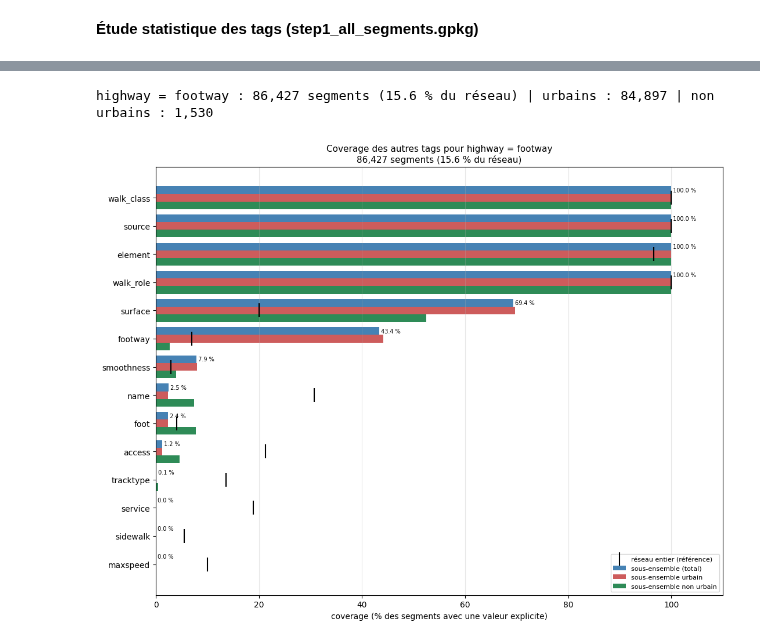
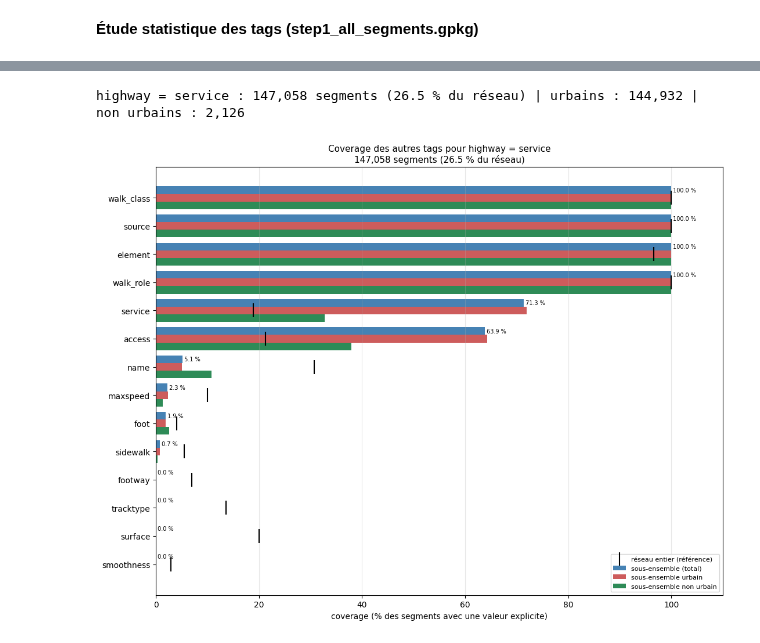
Before and after one commit to action-situee/PROJET_PIETON_GG, a Jupyter notebook: Notebook/Step 1/1_0_Prepare_network.ipynb, the cells around one changed output, grey strips where cells are left out. Saved outputs shown, nothing was run; the diff lists cells and outputs as text; code cells hidden in the pictures.

```diff
--- a/Notebook/Step 1/1_0_Prepare_network.ipynb
+++ b/Notebook/Step 1/1_0_Prepare_network.ipynb
@@ -484,7 +484,7 @@ segments_file = os.path.join(output_step1_path, "step1_all_segments.gpkg")
 tache_urbaine_path = f"{input_file_path}/network_agreg/AGGLO_TACHE_URBAINE_2022.gpkg"
 TACHE_BUFFER_M = 200.0     # dilatation de la tache urbaine (0 = aucune), comme dans 1_1
 
-TAGS = ["highway","footway", "surface","smoothness","sidewalk","tracktype"]  # tags à inspecter
+TAGS = ["service"]  # tags à inspecter
 MISSING_VALUES = {"", "none", "nan", "null", "unclassified"}  # considérées comme "non renseigné" (comparaison en minuscules)
 WEIGHT_BY_LENGTH = True   # True : proportions pondérées par la longueur des segments (colonne 'length')
 TOP_N = 15                 # nb max de catégories affichées, le reste est regroupé dans "autres"
@@ -628,8 +619,8 @@ Tags disponibles : ['walk_class', 'source', 'highway', 'element', 'footway', 'si
 
 # --- Paramètres à adapter ---------------------------------------------
 FILTER_TAG = "highway"
-FILTER_VALUES = ["footway"]   # une ou plusieurs valeurs, ex. ["footway", "path"]
-OTHER_TAGS = None             # None = tous les tags candidats, sinon liste ex. ["surface", "lit", "width"]
+FILTER_VALUES = ["service"]   # une ou plusieurs valeurs, ex. ["footway", "path"]
+OTHER_TAGS = None           # None = tous les tags candidats, sinon liste ex. ["surface", "lit", "width"]
 SORT_BY = "subset"            # "subset" (coverage dans le sous-ensemble) ou "gain" (écart vs réseau entier)
 HIDE_ZERO = False             # True : masquer les tags jamais renseignés dans le sous-ensemble
 
@@ -676,35 +667,35 @@ if HIDE_ZERO:
     cov = cov[cov["n_explicit_subset"] > 0]
 cov = cov.sort_values("gain_vs_reseau_pts" if SORT_BY == "gain" else "coverage_subset_%",
                       ascending=False).reset_index(drop=True)
 
 # --- Graphique ----------------------------------------------------------
 fig, ax = plt.subplots(figsize=(11, 0.5 * len(cov) + 1.5))
 y = np.arange(len(cov))
 h = 0.27
 ax.barh(y - h, cov["coverage_subset_%"], height=h, color="steelblue", label="sous-ensemble (total)")
 ax.barh(y,     cov["coverage_subset_urbain_%"], height=h, color="indianred", label="sous-ensemble urbain")
 ax.barh(y + h, cov["coverage_subset_non_urbain_%"], height=h, color="seagreen", label="sous-ensemble non urbain")
 ax.scatter(cov["coverage_reseau_%"], y, marker="|", s=300, color="black", zorder=3,
            label="réseau entier (référence)")
 for yi, v in zip(y, cov["coverage_subset_%"]):
     ax.text(v, yi - h, f" {v:.1f} %", va="center", fontsize=7)
 
 ax.set_yticks(y)
 ax.set_yticklabels(cov["tag"])
 ax.invert_yaxis()
 ax.set_xlim(0, 110)
 ax.set_xlabel("coverage (% des segments avec une valeur explicite)")
 ax.set_title(f"Coverage des autres tags pour {label}\n"
              f"{n_sub:,} segments ({100 * n_sub / len(seg):.1f} % du réseau)", fontsize=11)
 ax.grid(axis="x", alpha=0.3)
 ax.legend(loc="lower right", fontsize=8)
 plt.tight_layout()
 plt.show()
 
 display(cov.round(1))
 # %% [output]
-highway = footway : 86,427 segments (15.6 % du réseau) | urbains : 84,897 | non urbains : 1,530
+highway = service : 147,058 segments (26.5 % du réseau) | urbains : 144,932 | non urbains : 2,126
-[figure, old version]
+[figure, new version]
 |  | tag | coverage_subset_% | coverage_subset_urbain_% | coverage_subset_non_urbain_% | coverage_reseau_% | ... |
 | 0 | walk_class | 100.0 | 100.0 | 100.0 | 100.0 | ... |
 | 1 | source | 100.0 | 100.0 | 100.0 | 100.0 | ... |
```
Also changed, not shown: parts of 3 cells of this notebook, 3 other files.
